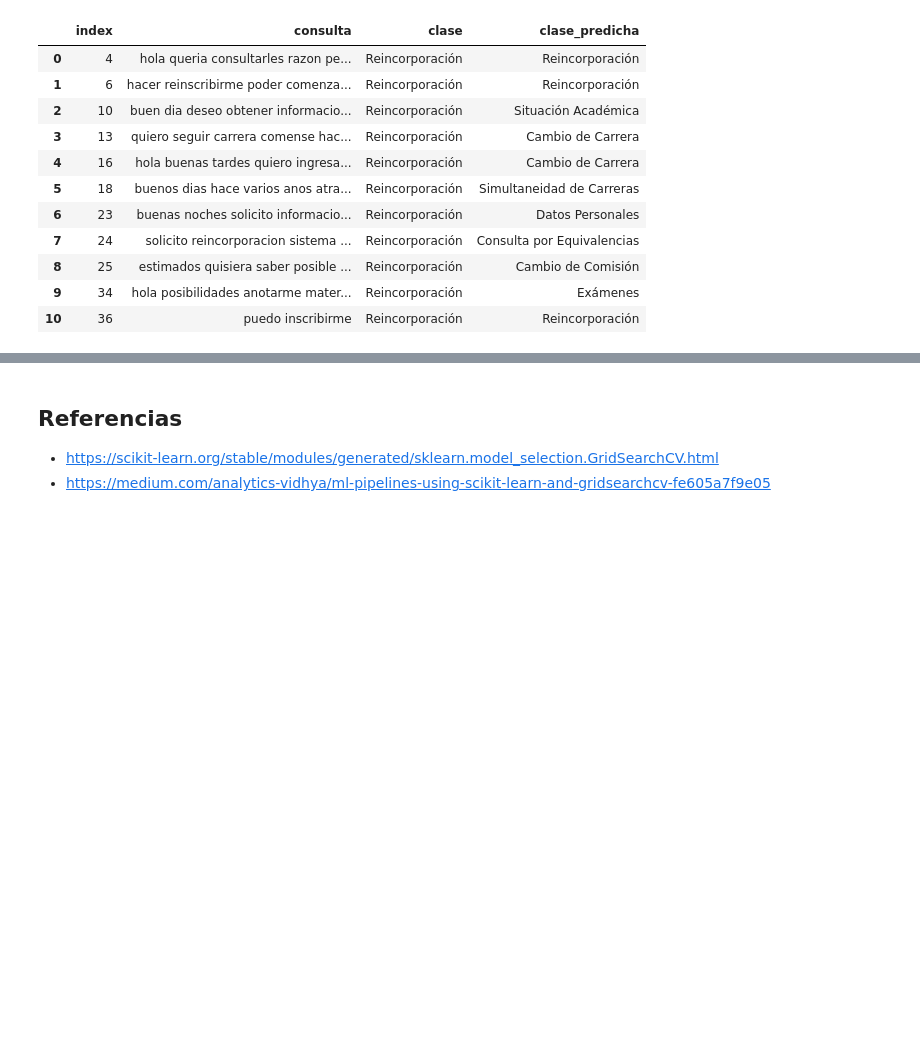
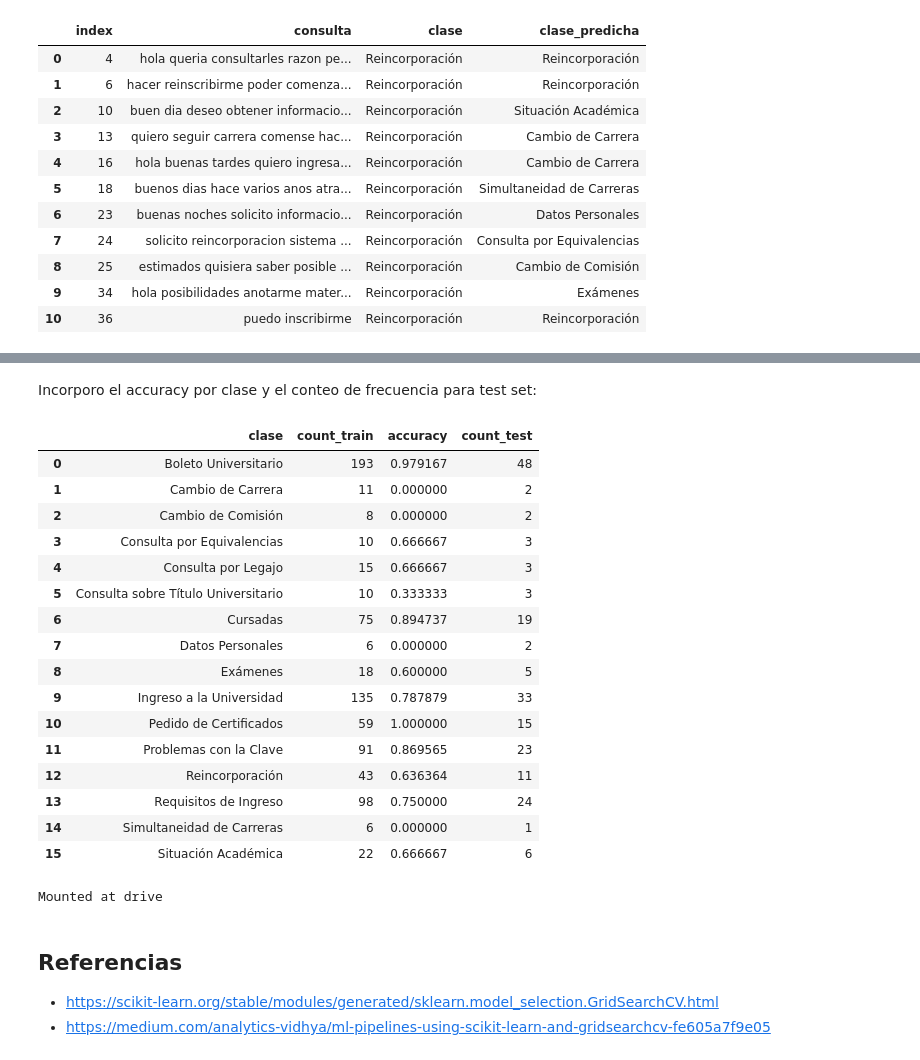
Before and after one commit to jumafernandez/clasificacion_correos, a Jupyter notebook: notebooks/jaiio/03-modelos/01-etiquetado_manual+svm.ipynb, the cells around one changed output, grey strips where cells are left out. Drawn from its saved outputs; the diff is of its cells as text; code cells hidden in the pictures; blank space fills up the shorter version.

```diff
--- a/notebooks/jaiio/03-modelos/01-etiquetado_manual+svm.ipynb
+++ b/notebooks/jaiio/03-modelos/01-etiquetado_manual+svm.ipynb
@@ -665,0 +672,6 @@ plt.ylabel('Predicha');
+# %%
+count_train = train_df.clase.value_counts().sort_index()
+
+df_error = pd.DataFrame(count_train).reset_index()
+df_error.columns = ['clase', 'count_train']
+df_error
@@ -666,3 +696,44 @@ plt.ylabel('Predicha');
+# %% [markdown]
+Incorporo el accuracy por clase y el conteo de frecuencia para test set:
+# %%
+#df_error = df_train_e.groupby(['clase']).reset_index()
+
+# Accuracy por clase
+avg_class = mat_clf.diagonal()/mat_clf.sum(axis=1)
+df_error['accuracy'] = pd.Series(avg_class)
+
+df_error['count_test'] = mat_clf.sum(axis=1)
+
+df_error
+# %% [output]
+|  | clase | count_train | accuracy | count_test |
+| 0 | Boleto Universitario | 193 | 0.979167 | 48 |
+| 1 | Cambio de Carrera | 11 | 0.000000 | 2 |
+| 2 | Cambio de Comisión | 8 | 0.000000 | 2 |
+| 3 | Consulta por Equivalencias | 10 | 0.666667 | 3 |
+| 4 | Consulta por Legajo | 15 | 0.666667 | 3 |
+| 5 | Consulta sobre Título Universitario | 10 | 0.333333 | 3 |
+| 6 | Cursadas | 75 | 0.894737 | 19 |
+| 7 | Datos Personales | 6 | 0.000000 | 2 |
+| 8 | Exámenes | 18 | 0.600000 | 5 |
+| 9 | Ingreso a la Universidad | 135 | 0.787879 | 33 |
+| 10 | Pedido de Certificados | 59 | 1.000000 | 15 |
+| 11 | Problemas con la Clave | 91 | 0.869565 | 23 |
+| 12 | Reincorporación | 43 | 0.636364 | 11 |
+| 13 | Requisitos de Ingreso | 98 | 0.750000 | 24 |
+| 14 | Simultaneidad de Carreras | 6 | 0.000000 | 1 |
+| 15 | Situación Académica | 22 | 0.666667 | 6 |
+# %%
+GUARDA_ACC = True
+
+if GUARDA_ACC:
+  from google.colab import drive
+  drive.mount('drive')
+
+  df_error.to_csv('accuracy_by_class-etiq_manual.csv', index=False)
+  !cp accuracy_by_class-etiq_manual.csv "drive/My Drive/jaiio-prep/"
+# %% [output]
+Mounted at drive
 # %% [markdown]
 ## Referencias
 - https://scikit-learn.org/stable/modules/generated/sklearn.model_selection.GridSearchCV.html
```
Also changed, not shown: parts of 18 cells of this notebook.
